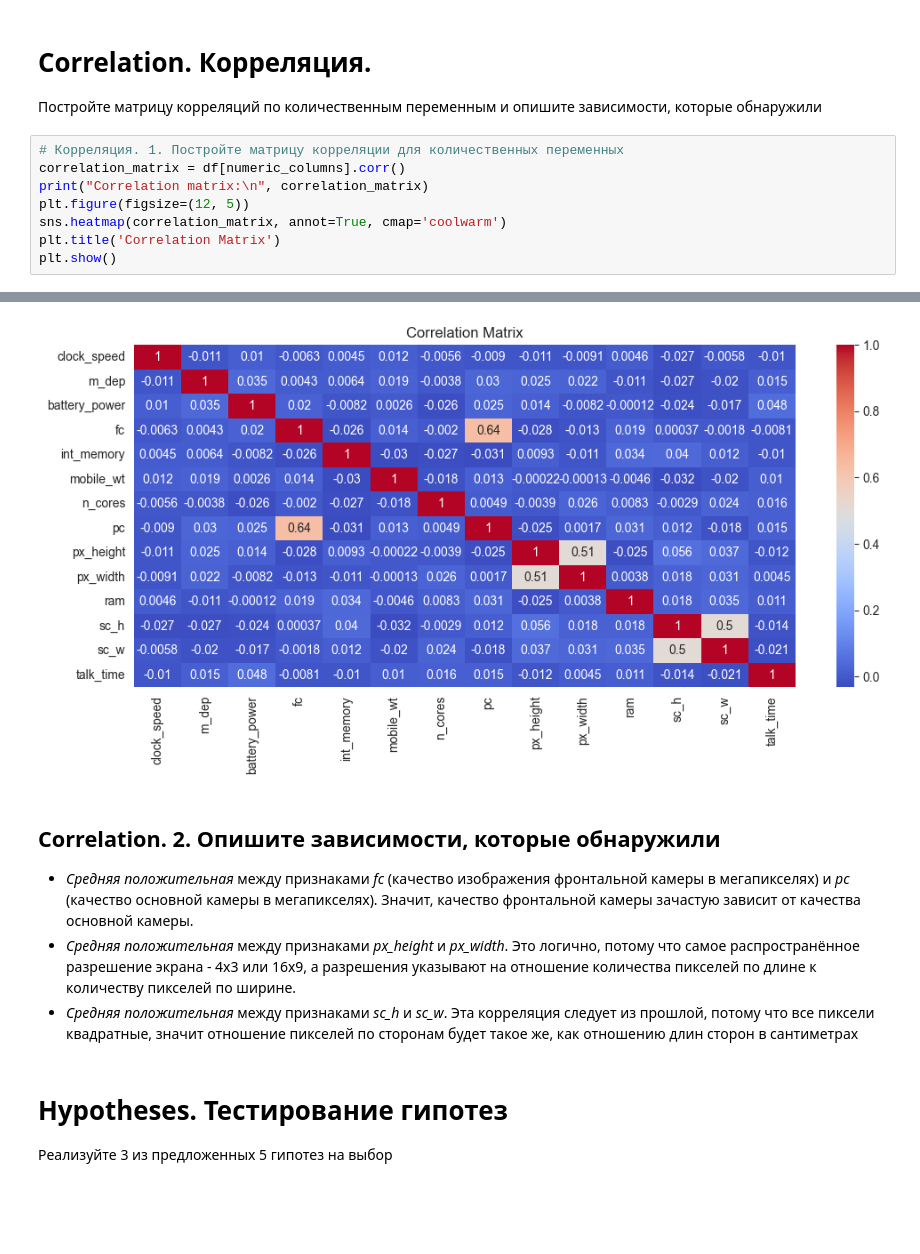
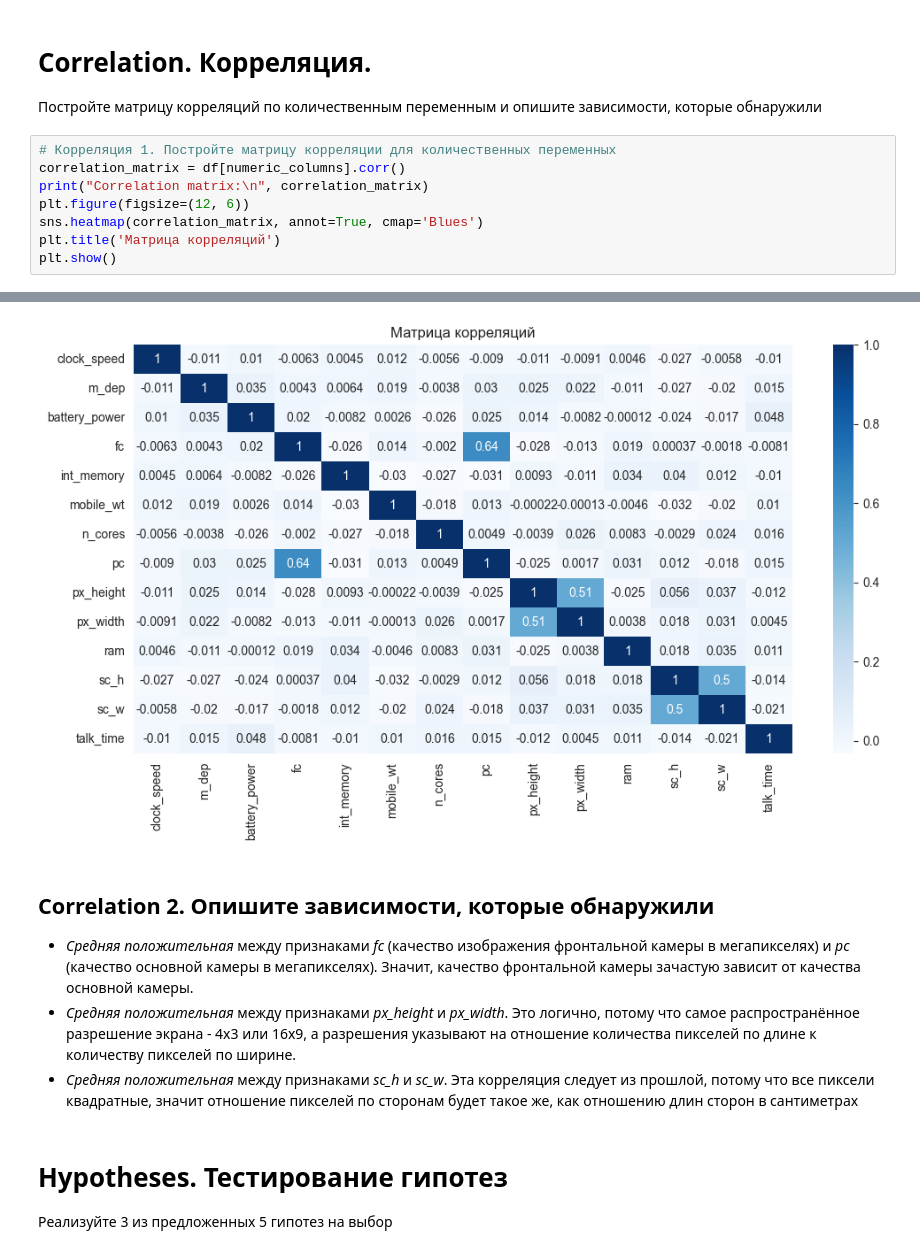
Before and after one commit to FreeCadelca/DS_hsb, a Jupyter notebook: project_2.ipynb, the cells around one changed output, grey strips where cells are left out. Saved outputs shown, nothing was run; the diff lists cells and outputs as text; blank space fills up the shorter version.

```diff
--- a/project_2.ipynb
+++ b/project_2.ipynb
@@ -271,35 +271,35 @@ plt.show()
 # Correlation. Корреляция.
 Постройте матрицу корреляций по количественным переменным и опишите зависимости, которые обнаружили
 # %%
-# Корреляция. 1. Постройте матрицу корреляции для количественных переменных
+# Корреляция 1. Постройте матрицу корреляции для количественных переменных
 correlation_matrix = df[numeric_columns].corr()
 print("Correlation matrix:\n", correlation_matrix)
-plt.figure(figsize=(12, 5))
-sns.heatmap(correlation_matrix, annot=True, cmap='coolwarm')
-plt.title('Correlation Matrix')
+plt.figure(figsize=(12, 6))
+sns.heatmap(correlation_matrix, annot=True, cmap='Blues')
+plt.title('Матрица корреляций')
 plt.show()
 # %% [output]
 Correlation matrix:
                 clock_speed     m_dep  battery_power        fc  int_memory  ...  px_width       ram      sc_h      sc_w  talk_time
 clock_speed       1.000000 -0.011400       0.010136 -0.006342    0.004461  ... -0.009050  0.004628 -0.026876 -0.005777  -0.010122
 m_dep            -0.011400  1.000000       0.034834  0.004310    0.006426  ...  0.022394 -0.011402 -0.027314 -0.019880   0.015418
 battery_power     0.010136  0.034834       1.000000  0.020317   -0.008197  ... -0.008205 -0.000121 -0.023784 -0.016533   0.047909
 fc               -0.006342  0.004310       0.020317  1.000000   -0.025745  ... -0.012505  0.019440  0.000372 -0.001778  -0.008136
 int_memory        0.004461  0.006426      -0.008197 -0.025745    1.000000  ... -0.011010  0.033712  0.039791  0.012055  -0.010334
 mobile_wt         0.011939  0.018595       0.002575  0.014011   -0.030009  ... -0.000128 -0.004555 -0.032044 -0.019790   0.010434
 n_cores          -0.005638 -0.003834      -0.026451 -0.001971   -0.026662  ...  0.025602  0.008277 -0.002913  0.024048   0.015609
 pc               -0.009017  0.030108       0.025013  0.635564   -0.030888  ...  0.001728  0.031317  0.011671 -0.017581   0.015342
 px_height        -0.011326  0.024797       0.014290 -0.027777    0.009328  ...  0.506294 -0.024568  0.055978  0.036888  -0.011667
 px_width         -0.009050  0.022394      -0.008205 -0.012505   -0.011010  ...  1.000000  0.003795  0.018325  0.031277   0.004499
 ram               0.004628 -0.011402      -0.000121  0.019440    0.033712  ...  0.003795  1.000000  0.017816  0.034949   0.011287
 sc_h             -0.026876 -0.027314      -0.023784  0.000372    0.039791  ...  0.018325  0.017816  1.000000  0.504243  -0.013949
 sc_w             -0.005777 -0.019880      -0.016533 -0.001778    0.012055  ...  0.031277  0.034949  0.504243  1.000000  -0.020700
 talk_time        -0.010122  0.015418       0.047909 -0.008136   -0.010334  ...  0.004499  0.011287 -0.013949 -0.020700   1.000000
 
 [14 rows x 14 columns]
-[figure, old version]
+[figure, new version]
 # %% [markdown]
-## Correlation. 2. Опишите зависимости, которые обнаружили
+## Correlation 2. Опишите зависимости, которые обнаружили
 - _Средняя положительная_ между признаками _fc_ (качество изображения фронтальной камеры в мегапикселях) и _pc_ (качество основной камеры в мегапикселях). Значит, качество фронтальной камеры зачастую зависит от качества основной камеры.
 - _Средняя положительная_ между признаками _px_height_ и _px_width_. Это логично, потому что самое распространённое разрешение экрана - 4x3 или 16x9, а разрешения указывают на отношение количества пикселей по длине к количеству пикселей по ширине.
 - _Средняя положительная_ между признаками _sc_h_ и _sc_w_. Эта корреляция следует из прошлой, потому что все пиксели квадратные, значит отношение пикселей по сторонам будет такое же, как отношению длин сторон в сантиметрах
```
Also changed, not shown: parts of 17 cells of this notebook.
